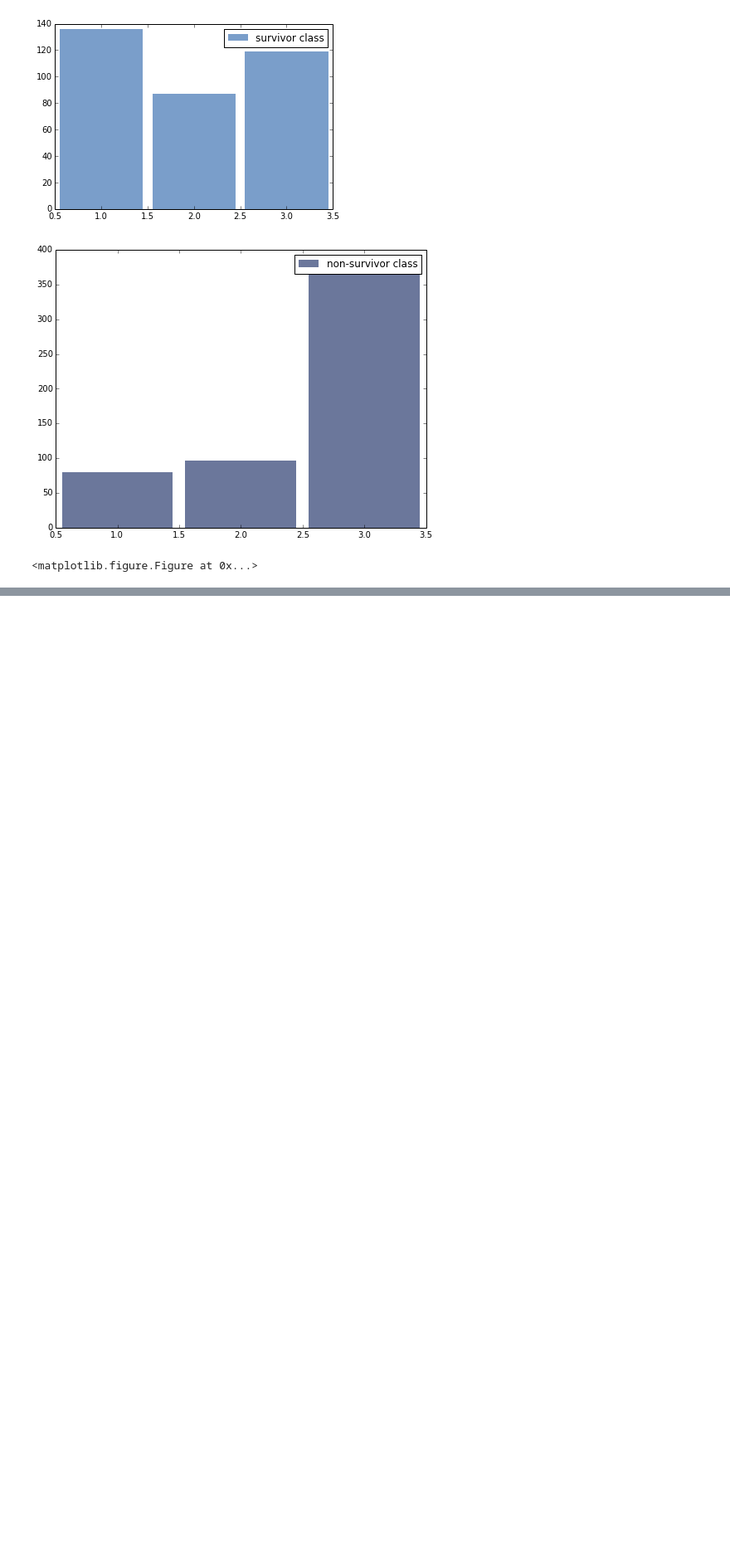
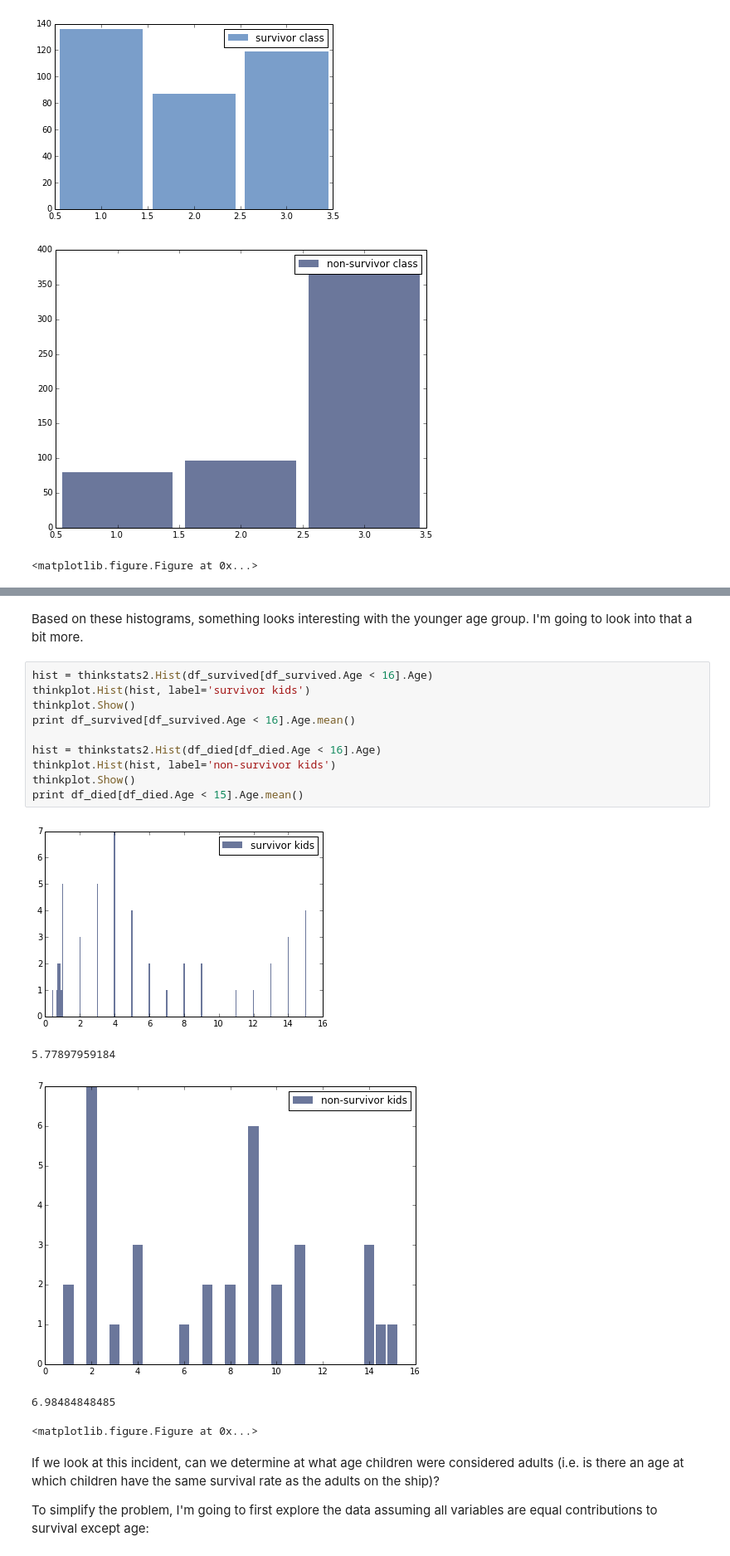
Before and after one commit to eshaw2/DataScience16WarmupProject, a Jupyter notebook: data_exploration.ipynb, the cells around one changed output, grey strips where cells are left out. Shown: that part at 83% size. Cells and saved outputs as stored; diff of their text form; blank space fills up the shorter version.

```diff
--- a/data_exploration.ipynb
+++ b/data_exploration.ipynb
@@ -126,0 +140,22 @@ thinkplot.Show()
+# %% [markdown]
+Based on these histograms, something looks interesting with the younger age group. I'm going to look into that a bit more.
+# %%
+hist = thinkstats2.Hist(df_survived[df_survived.Age < 16].Age)
+thinkplot.Hist(hist, label='survivor kids')
+thinkplot.Show()
+print df_survived[df_survived.Age < 16].Age.mean()
+
+hist = thinkstats2.Hist(df_died[df_died.Age < 16].Age)
+thinkplot.Hist(hist, label='non-survivor kids')
+thinkplot.Show()
+print df_died[df_died.Age < 15].Age.mean()
+# %% [output]
+[figure, added]
+5.77897959184
+[figure, added]
+6.98484848485
+<matplotlib.figure.Figure at 0x...>
+# %% [markdown]
+If we look at this incident, can we determine at what age children were considered adults (i.e. is there an age at which children have the same survival rate as the adults on the ship)?
+
+To simplify the problem, I'm going to first explore the data assuming all variables are equal contributions to survival except age:
```
Also changed, not shown: parts of 7 cells of this notebook, 2 other files.
